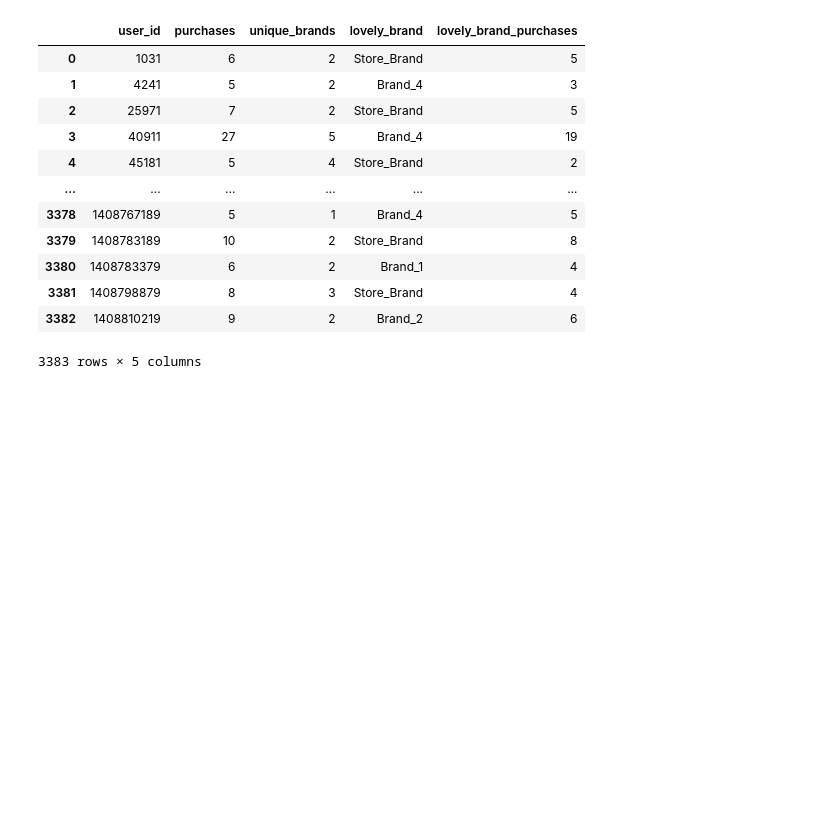
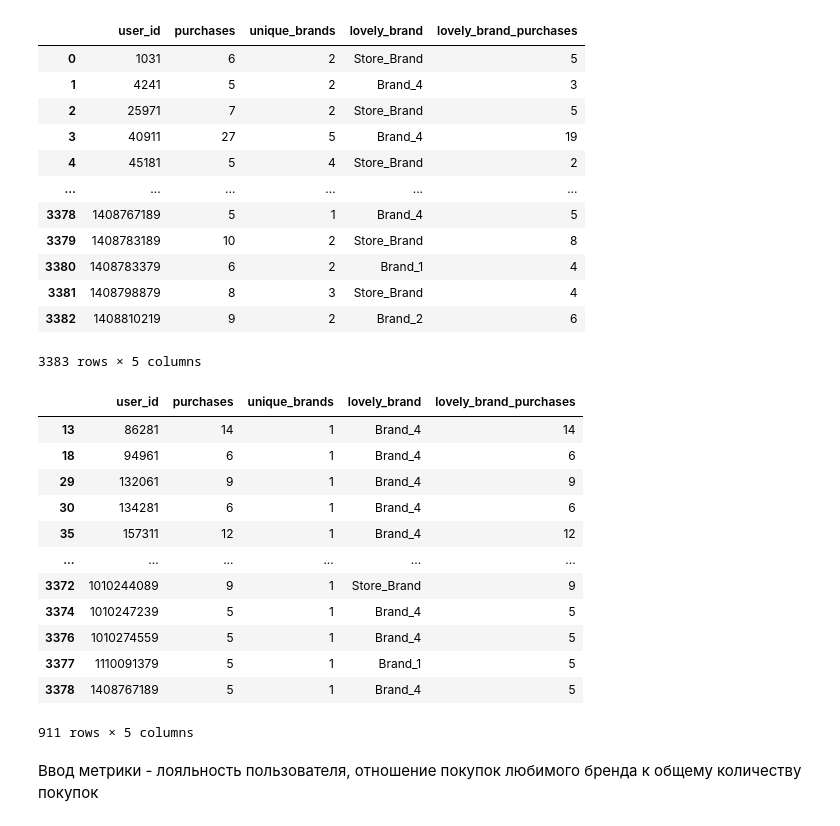
Before and after one commit to Tamerly/Data_analisys_learning, a Jupyter notebook: Project_lesson_3.ipynb, the cells around one changed output. Cells and saved outputs as stored; diff of their text form; code cells hidden in the pictures; blank space fills up the shorter version.

```diff
--- a/Project_lesson_3.ipynb
+++ b/Project_lesson_3.ipynb
@@ -200,3 +200,22 @@ loyalty_df
 | 3381 | 1408798879 | 8 | 3 | Store_Brand | 4 |
 | 3382 | 1408810219 | 9 | 2 | Brand_2 | 6 |
 3383 rows × 5 columns
+# %%
+# определяем лояльных пользователей
+loyal_users = loyalty_df[loyalty_df.unique_brands == 1]
+# %% [output]
+|  | user_id | purchases | unique_brands | lovely_brand | lovely_brand_purchases |
+| 13 | 86281 | 14 | 1 | Brand_4 | 14 |
+| 18 | 94961 | 6 | 1 | Brand_4 | 6 |
+| 29 | 132061 | 9 | 1 | Brand_4 | 9 |
+| 30 | 134281 | 6 | 1 | Brand_4 | 6 |
+| 35 | 157311 | 12 | 1 | Brand_4 | 12 |
+| ... | ... | ... | ... | ... | ... |
+| 3372 | 1010244089 | 9 | 1 | Store_Brand | 9 |
+| 3374 | 1010247239 | 5 | 1 | Brand_4 | 5 |
+| 3376 | 1010274559 | 5 | 1 | Brand_4 | 5 |
+| 3377 | 1110091379 | 5 | 1 | Brand_1 | 5 |
+| 3378 | 1408767189 | 5 | 1 | Brand_4 | 5 |
+911 rows × 5 columns
+# %% [markdown]
+Ввод метрики - лояльность пользователя, отношение покупок любимого бренда к общему количеству покупок
```
Also changed, not shown: parts of 6 cells of this notebook.
